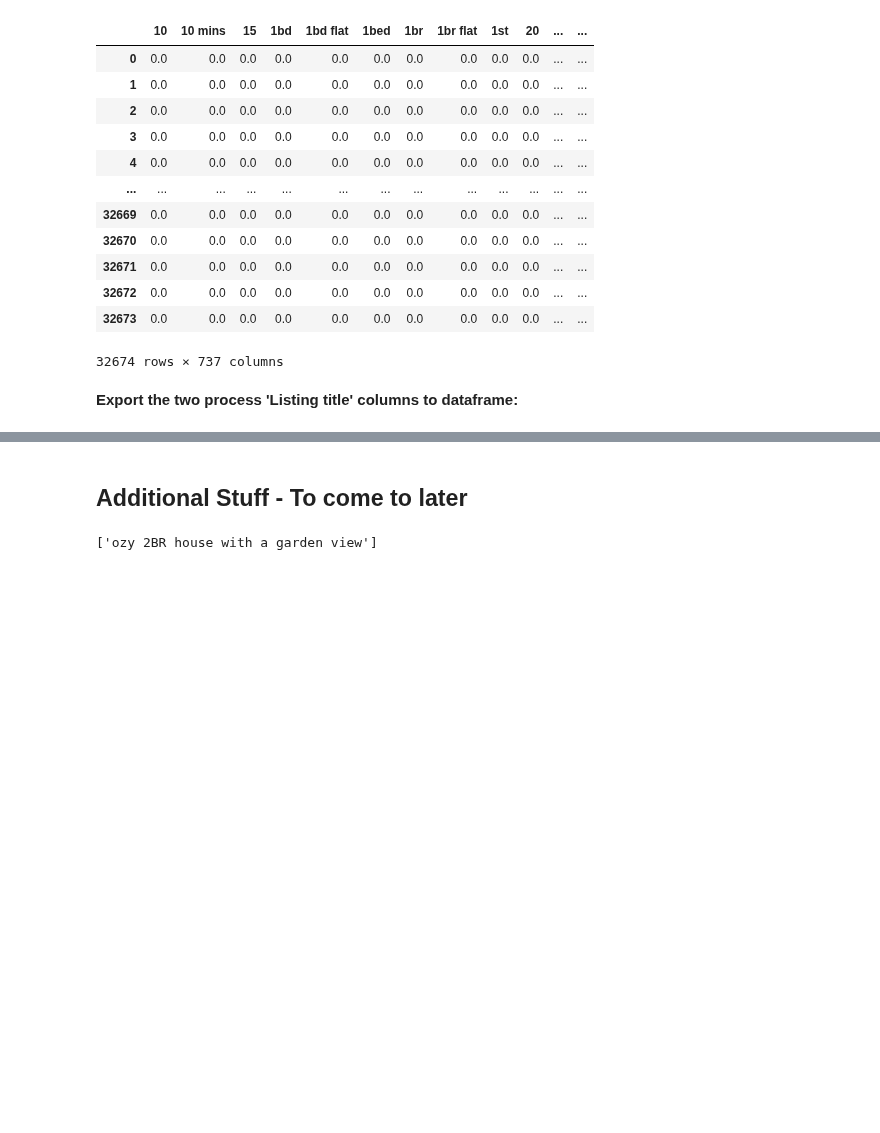
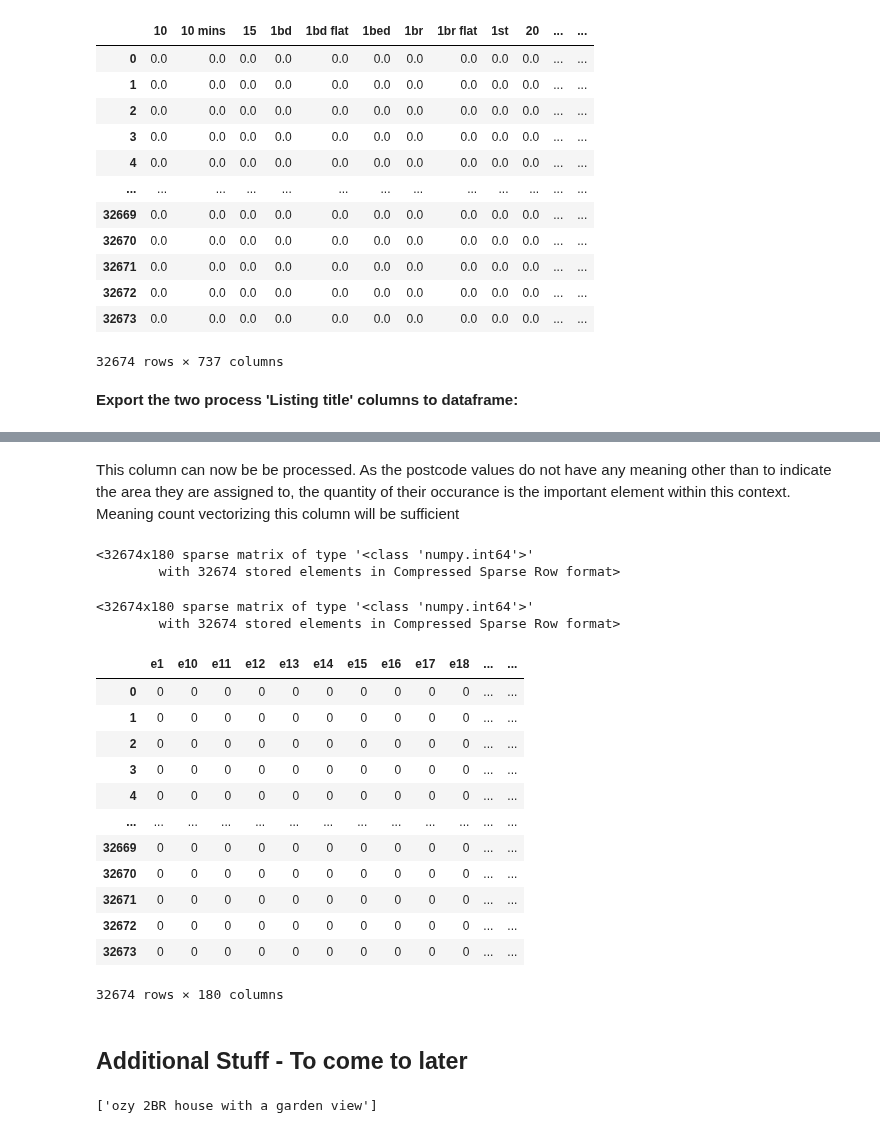
Before and after one commit to BMedlam/Accounting-For-Taste, a Jupyter notebook: Advance Modelling - NLP.ipynb, the cells around one changed output, grey strips where cells are left out. Saved outputs shown, nothing was run; the diff lists cells and outputs as text; code cells hidden in the pictures; blank space fills up the shorter version.

```diff
--- a/Advance Modelling - NLP.ipynb
+++ b/Advance Modelling - NLP.ipynb
@@ -273,3 +249,41 @@ AttributeError: 'CountVectorizer' object has no attribute 'get_feature_names_out
+# %% [markdown]
+This column can now be be processed. As the postcode values do not have any meaning other than to indicate the area they are assigned to, the quantity of their occurance is the important element within this context. Meaning count vectorizing this column will be sufficient
+# %%
+# .1 Instantiate transformer object
+bagofwords_zc = CountVectorizer()
+
+# 2. Fit
+bagofwords_zc.fit(zc_arrya)
+
+# 3. Transform
+zc_transformed = bagofwords_zc.transform(zc_array)
+zc_transformed
+# %% [output]
+<32674x180 sparse matrix of type '<class 'numpy.int64'>'
+        with 32674 stored elements in Compressed Sparse Row format>
+# %%
+zipcode_cv = pd.DataFrame(columns)
+# %% [output]
+<32674x180 sparse matrix of type '<class 'numpy.int64'>'
+        with 32674 stored elements in Compressed Sparse Row format>
+# %%
+zipcode_cv = pd.DataFrame(columns=(bagofwords_zc).get_feature_names(), data=zc_transformed.toarray())
+# %%
+display(zipcode_cv)
+# %% [output]
+|  | e1 | e10 | e11 | e12 | e13 | e14 | e15 | e16 | e17 | e18 | ... | ... |
+| 0 | 0 | 0 | 0 | 0 | 0 | 0 | 0 | 0 | 0 | 0 | ... | ... |
+| 1 | 0 | 0 | 0 | 0 | 0 | 0 | 0 | 0 | 0 | 0 | ... | ... |
+| 2 | 0 | 0 | 0 | 0 | 0 | 0 | 0 | 0 | 0 | 0 | ... | ... |
+| 3 | 0 | 0 | 0 | 0 | 0 | 0 | 0 | 0 | 0 | 0 | ... | ... |
+| 4 | 0 | 0 | 0 | 0 | 0 | 0 | 0 | 0 | 0 | 0 | ... | ... |
+| ... | ... | ... | ... | ... | ... | ... | ... | ... | ... | ... | ... | ... |
+| 32669 | 0 | 0 | 0 | 0 | 0 | 0 | 0 | 0 | 0 | 0 | ... | ... |
+| 32670 | 0 | 0 | 0 | 0 | 0 | 0 | 0 | 0 | 0 | 0 | ... | ... |
+| 32671 | 0 | 0 | 0 | 0 | 0 | 0 | 0 | 0 | 0 | 0 | ... | ... |
+| 32672 | 0 | 0 | 0 | 0 | 0 | 0 | 0 | 0 | 0 | 0 | ... | ... |
+| 32673 | 0 | 0 | 0 | 0 | 0 | 0 | 0 | 0 | 0 | 0 | ... | ... |
+32674 rows × 180 columns
 # %% [markdown]
 ## Additional Stuff - To come to later
 # %%
```
Also changed, not shown: parts of 12 cells of this notebook.
